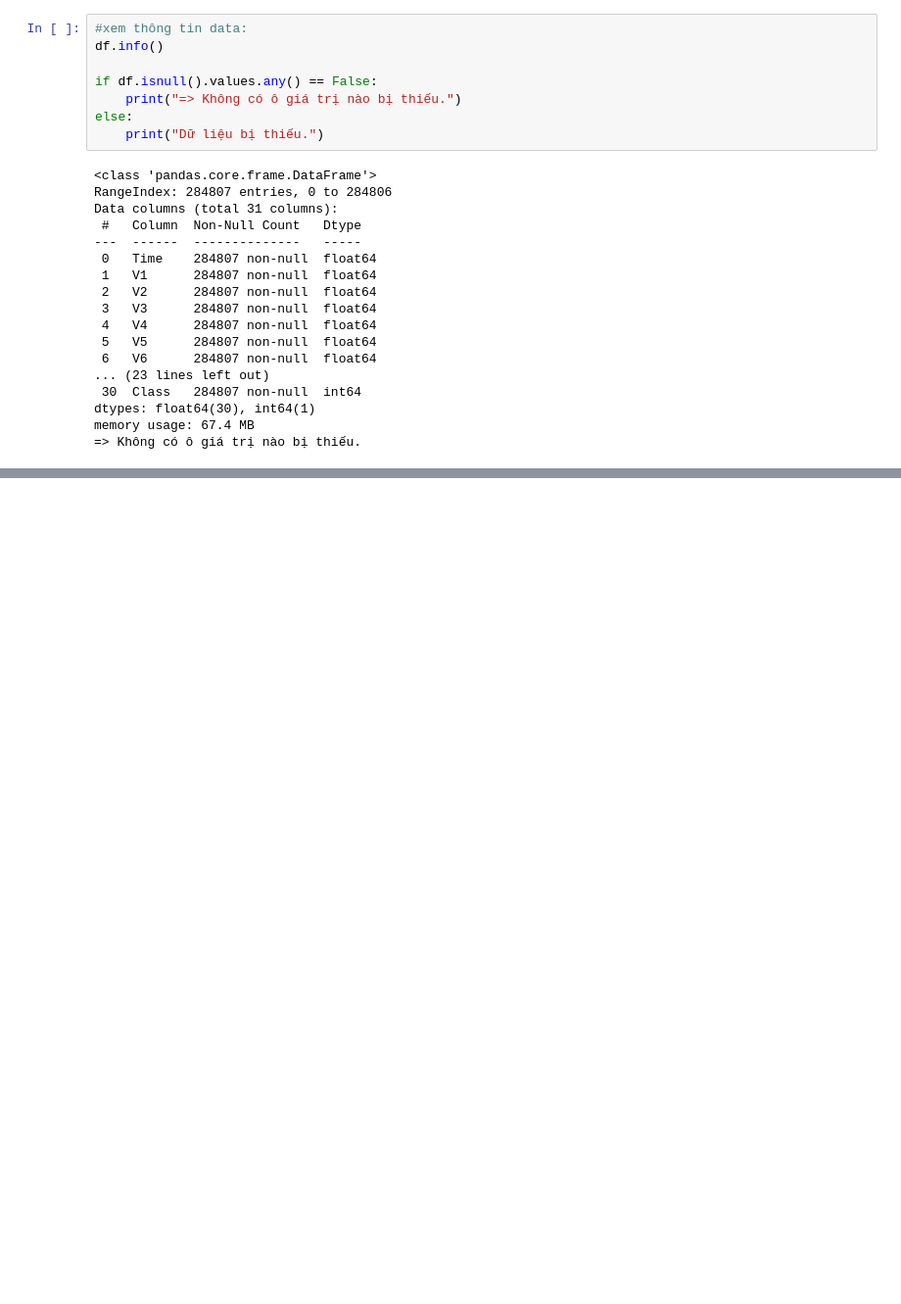
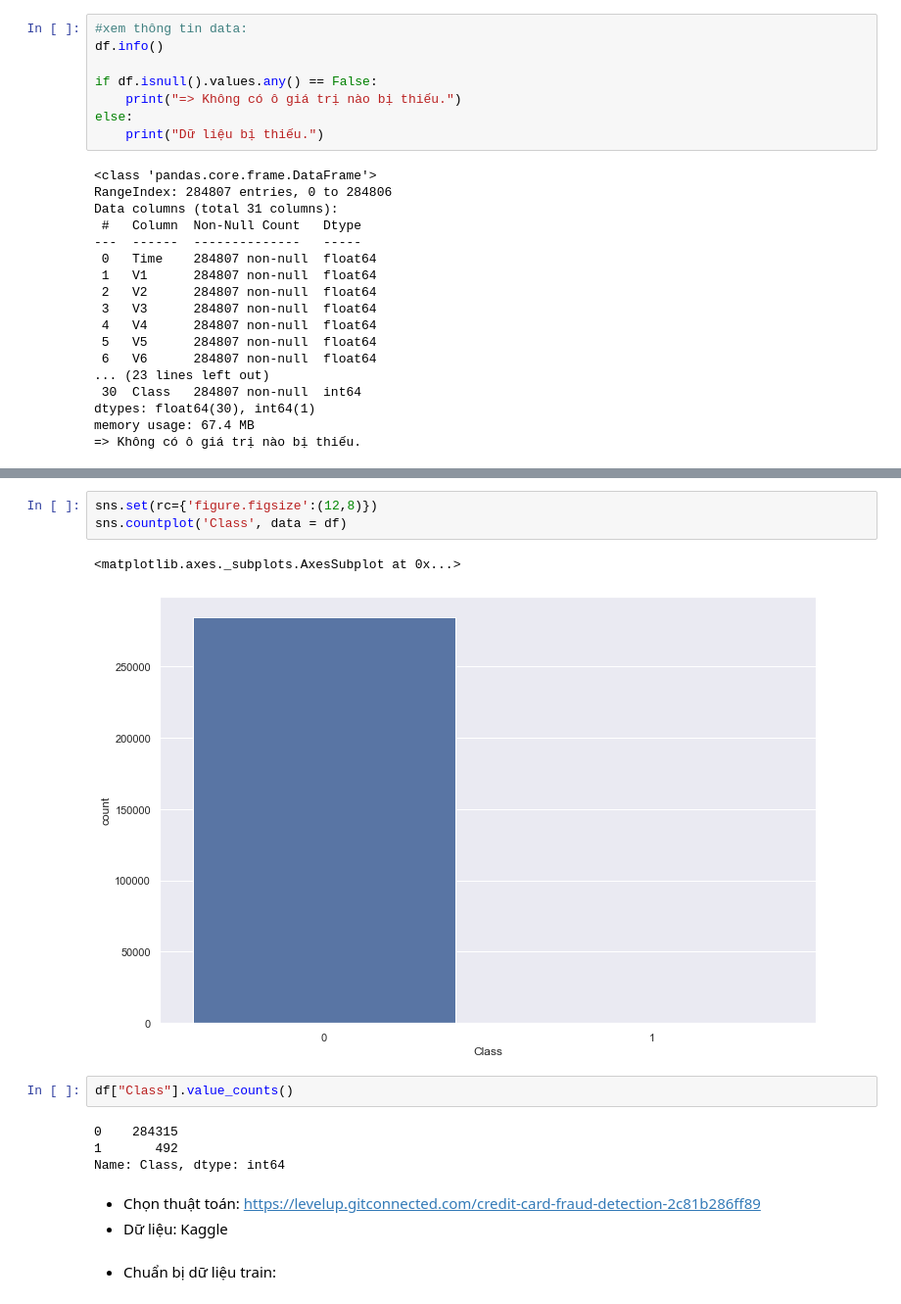
Before and after one commit to bason1999qn/Credit-Card-Fraud-Detection, a Jupyter notebook: Credit-Card-Fraud-Detection.ipynb, the cells around one changed output, grey strips where cells are left out. Shown: that part at 98% size. Saved outputs shown, nothing was run; the diff lists cells and outputs as text; blank space fills up the shorter version.

```diff
--- a/Credit-Card-Fraud-Detection.ipynb
+++ b/Credit-Card-Fraud-Detection.ipynb
@@ -75,0 +92,17 @@ memory usage: 67.4 MB
+# %%
+sns.set(rc={'figure.figsize':(12,8)})
+sns.countplot('Class', data = df)
+# %% [output]
+<matplotlib.axes._subplots.AxesSubplot at 0x...>
+[figure, added]
+# %%
+df["Class"].value_counts()
+# %% [output]
+0    284315
+1       492
+Name: Class, dtype: int64
+# %% [markdown]
+- Chọn thuật toán: https://levelup.gitconnected.com/credit-card-fraud-detection-2c81b286ff89
+- Dữ liệu: Kaggle
+# %% [markdown]
+- Chuẩn bị dữ liệu train:
```
Also changed, not shown: parts of 16 cells of this notebook.
